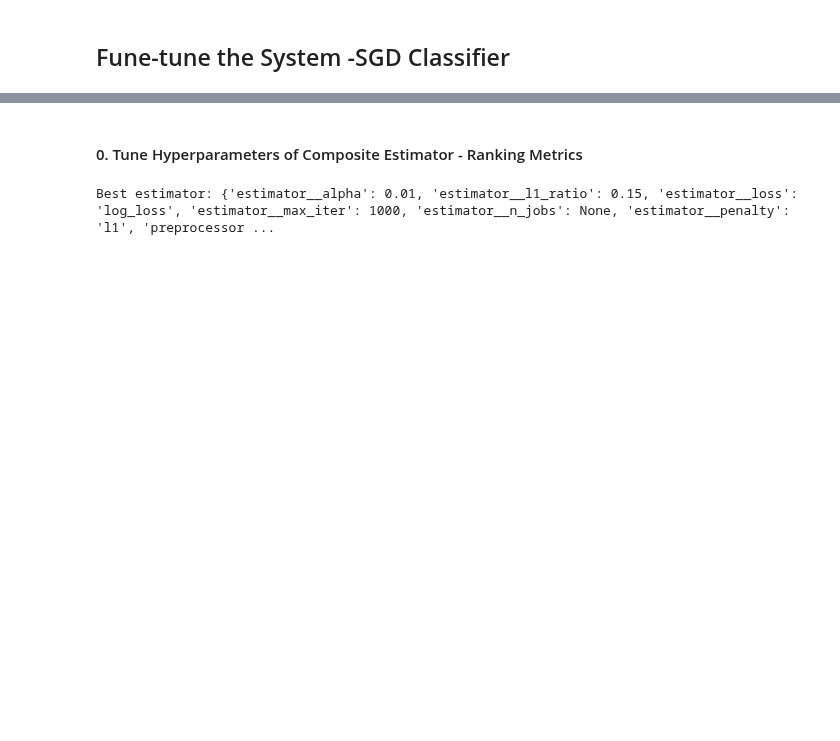
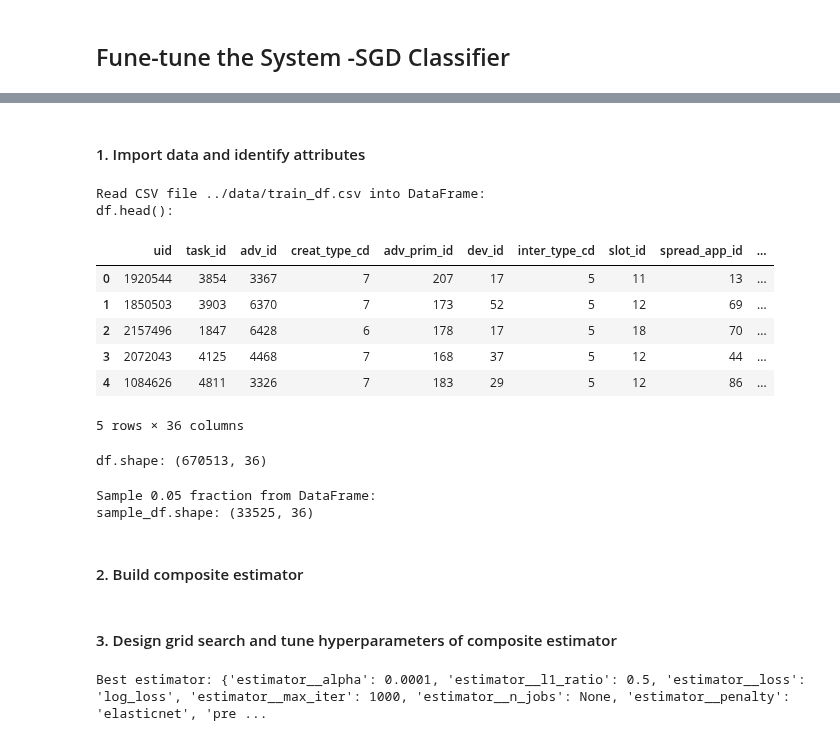
Before and after one commit to LiyangSong/Advertisement-CTR-Prediction, a Jupyter notebook: jupyter/model_ft_sgd.ipynb, the cells around one changed output, grey strips where cells are left out. Saved outputs shown, nothing was run; the diff lists cells and outputs as text; code cells hidden in the pictures; blank space fills up the shorter version.

```diff
--- a/jupyter/model_ft_sgd.ipynb
+++ b/jupyter/model_ft_sgd.ipynb
@@ -21,11 +16,34 @@ import matplotlib.pyplot as plt
 # %%
-target_attr = "label"
-target_type = "binary"
+TRAIN_FILE_PATH = "../data/train_df.csv"
+VALIDATION_FILE_PATH = "../data/validation_df.csv"
 
-estimator_name = "SGDClassifier"
+TARGET_ATTR = "label"
+TARGET_TYPE = "binary"
 
-sample_random_state = 24
-target_encoding_random_state = 42
-loss = 'log_loss'
-model_random_state = 42
-permutation_importance_random_state = 0
+ESTIMATOR_NAME = "SGDClassifier"
+
+SAMPLE_SIZE = 0.05
+SAMPLE_RANDOM_STATE = 24
+TARGET_ENCODING_RANDOM_STATE = 42
+MODEL_RANDOM_STATE = 42
+PERMUTATION_IMPORTANCE_RANDOM_STATE = 0
+
+ATTRS_TO_DROP = ['app_score',
+                 'device_size',
+                 'indu_name',
+                 'uid',
+                 'emui_dev',
+                 'tags',
+                 'his_on_shelf_time',
+                 'spread_app_id',
+                 'communication_onlinerate',
+                 'consume_purchase',
+                 'task_id',
+                 'device_name',
+                 'creat_type_cd',
+                 'dev_id',
+                 'residence',
+                 'city_rank']
+
+CVS_SCORING_LIST = ['accuracy', 'precision', 'recall', 'recall', 'f1']
+PERMUTATION_SCORING_LIST = ['average_precision', 'roc_auc']
@@ -43,0 +50,21 @@ dt_pipe = Pipeline([('preprocessor', preprocessor), ('estimator', estimator)])
+# %% [markdown]
+#### 1. Import data and identify attributes
+# %%
+train_df = general_utils.read_csv(TRAIN_FILE_PATH)
+# %% [output]
+Read CSV file ../data/train_df.csv into DataFrame:
+df.head():
+|  | uid | task_id | adv_id | creat_type_cd | adv_prim_id | dev_id | inter_type_cd | slot_id | spread_app_id | ... |
+| 0 | 1920544 | 3854 | 3367 | 7 | 207 | 17 | 5 | 11 | 13 | ... |
+| 1 | 1850503 | 3903 | 6370 | 7 | 173 | 52 | 5 | 12 | 69 | ... |
+| 2 | 2157496 | 1847 | 6428 | 6 | 178 | 17 | 5 | 18 | 70 | ... |
+| 3 | 2072043 | 4125 | 4468 | 7 | 168 | 37 | 5 | 12 | 44 | ... |
+| 4 | 1084626 | 4811 | 3326 | 7 | 183 | 29 | 5 | 12 | 86 | ... |
+5 rows × 36 columns
+df.shape: (670513, 36)
+# %%
+train_df_sample = data_prepare_utils.sample_data(train_df, SAMPLE_SIZE, SAMPLE_RANDOM_STATE)
+del train_df
+# %% [output]
+Sample 0.05 fraction from DataFrame:
+sample_df.shape: (33525, 36)
@@ -43,0 +77,2 @@ dt_pipe = Pipeline([('preprocessor', preprocessor), ('estimator', estimator)])
+# %% [markdown]
+#### 2. Build composite estimator
@@ -44,6 +87,6 @@ dt_pipe = Pipeline([('preprocessor', preprocessor), ('estimator', estimator)])
 # %% [markdown]
-#### 0. Tune Hyperparameters of Composite Estimator - Ranking Metrics
+#### 3. Design grid search and tune hyperparameters of composite estimator
 # %%
-best_model = bin_class_utils.tune_hyperparameters_sgd(train_cap_x_df, train_y_df, dt_pipe)
+best_model = bin_class_utils.tune_hyperparameters_sgd(train_cap_x_df, train_y_df, composite_estimator)
 # %% [output]
-Best estimator: {'estimator__alpha': 0.01, 'estimator__l1_ratio': 0.15, 'estimator__loss': 'log_loss', 'estimator__max_iter': 1000, 'estimator__n_jobs': None, 'estimator__penalty': 'l1', 'preprocessor ...
+Best estimator: {'estimator__alpha': 0.0001, 'estimator__l1_ratio': 0.5, 'estimator__loss': 'log_loss', 'estimator__max_iter': 1000, 'estimator__n_jobs': None, 'estimator__penalty': 'elasticnet', 'pre ...
```
Also changed, not shown: parts of 33 cells of this notebook, 2 other files.
